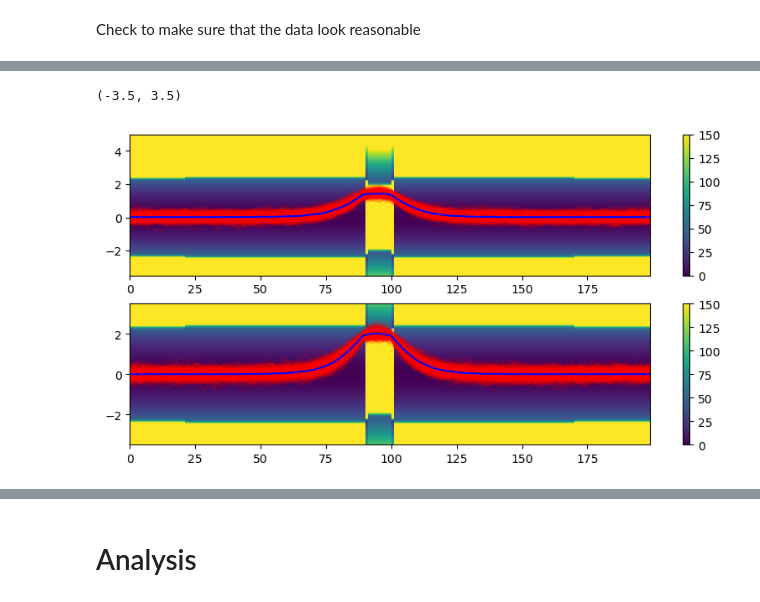
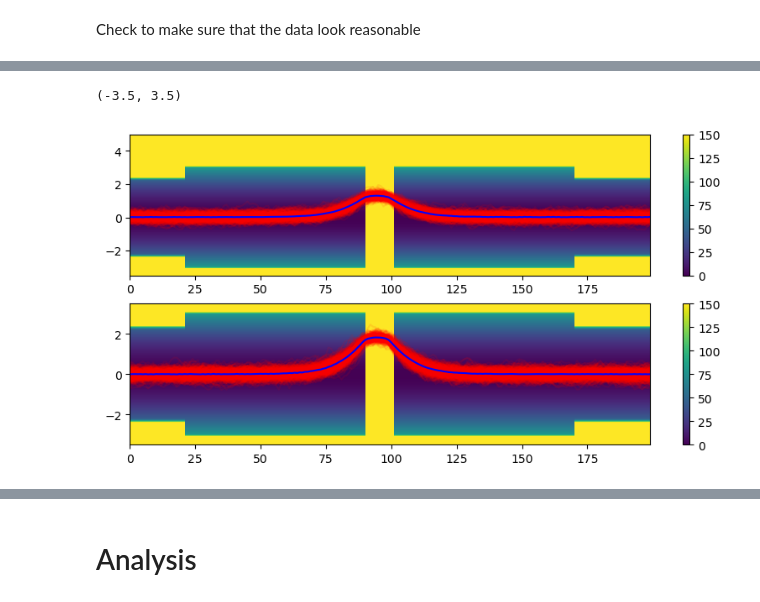
Before and after one commit to jinluchang/Qlattice, a Jupyter notebook: applications/false-vacuum-decay/error_analysis.ipynb, the cells around one changed output, grey strips where cells are left out. Drawn from its saved outputs; the diff is of its cells as text; code cells hidden in the pictures.

```diff
--- a/applications/false-vacuum-decay/error_analysis.ipynb
+++ b/applications/false-vacuum-decay/error_analysis.ipynb
@@ -25,8 +25,9 @@ dt = 0.1
 
 alpha = 0.8
 beta = 9.0
+V_FV_min = -5.0
 barrier_strength = 100.0
-FV_offset = 0.3
+FV_offset = 4.0
 TV_offset = 0.0
 eps = 1e-2
 
@@ -37,7 +38,7 @@ M = "*"
 L = "*"
 t_FV = "*"
 
-version = "14-1"
+version = "14-2"
 date = "*"
 #date = "2025-04-01" #datetime.datetime.now().date()
 
@@ -46,7 +47,7 @@ block_size = 2000
 
 measurements = data.Data(cutoff, block_size)
 
-fileid = f"{1}x{Nt}_alpha_{alpha}_beta_{beta}_dt_{dt}_FVoff_{FV_offset}_TVoff_{TV_offset}_bar_{barrier_strength}_M_{M}_L_{L}_eps_{eps}_*_tFV_{t_FV}_*_{date}_{version}"
+fileid = f"{1}x{Nt}_alpha_{alpha}_beta_{beta}_FVmin_{V_FV_min}_dt_{dt}_FVoff_{FV_offset}_TVoff_{TV_offset}_bar_{barrier_strength}_M_{M}_L_{L}_eps_{eps}_*_tFV_{t_FV}_*_{date}_{version}"
 print(fileid)
 #measurements.load(f"../../../data/measurements_{fileid}.bin")
 measurements.load(f"output_data/measurements_{fileid}.bin")
@@ -96,29 +97,29 @@ output_data/measurements_1x200_alpha_0.8_beta_9.0_dt_0.1_FVoff_0.3_TVoff_0.0_bar
 # %%
 reload(analysis)
 an = analysis.Analysis(measurements)
 
 fig, ax = plt.subplots(2,1)
 fig.set_figwidth(10)
 an.data.cutoff=10000
-params = {"tTV": 10, "M": 0.0, "L": 0.0, "Nt": Nt, "alpha": alpha, "beta": beta, "dt": dt, "bar": barrier_strength}
-#params2 = {"tTV": 0, "offL": False, "offM": False, "M": 1.0, "L": 0.0, "Nt": Nt, "alpha": alpha, "beta": beta, "dt": dt, "bar": barrier_strength}
+params = {"tTV": 10, "M": 0.8, "L": 1.0, "Nt": Nt, "alpha": alpha, "beta": beta, "FVmin": V_FV_min, "dt": dt, "bar": barrier_strength}
+#params2 = {"tTV": 0, "offL": False, "offM": False, "M": 1.0, "L": 0.0, "Nt": Nt, "alpha": alpha, "beta": beta, "FVmin": V_FV_min, "dt": dt, "bar": barrier_strength}
 
 an.plot_potential(params, xmin=-3.5, xmax=5, fig=fig, ax=ax[0], cmap="viridis", vmin=0, vmax=150)
 #an.plot_potential_diff(params, params2, xmin=0.8, xmax=2.5, fig=fig, ax=ax, cmap="viridis")
 an.plot_paths(params, sampling_freq = 100, cutoff=10000, ax=ax[0], alpha=0.1, idx=0)
 an.plot_mean_path(params, ax=ax[0], color="blue", idx=0)
 #ax[0].set_xlim([0,199])
 ax[0].set_ylim([-3.5,5])
 #ax[0].hlines(0,0,175)
 
 an.plot_potential(params, xmin=-3.5, xmax=5, fig=fig, ax=ax[1], cmap="viridis", vmin=0, vmax=150)
 an.plot_paths(params, sampling_freq = 100, cutoff=10000, ax=ax[1], alpha=0.1, idx=1)
 an.plot_mean_path(params, ax=ax[1], color="blue", idx=1)
 #ax[1].set_xlim([0,199])
 ax[1].set_ylim([-3.5,3.5])
 # %% [output]
 (-3.5, 3.5)
-[figure, old version]
+[figure, new version]
 # %%
 reload(analysis)
 an = analysis.Analysis(measurements)
```
Also changed, not shown: parts of 14 cells of this notebook, 1 other file.
